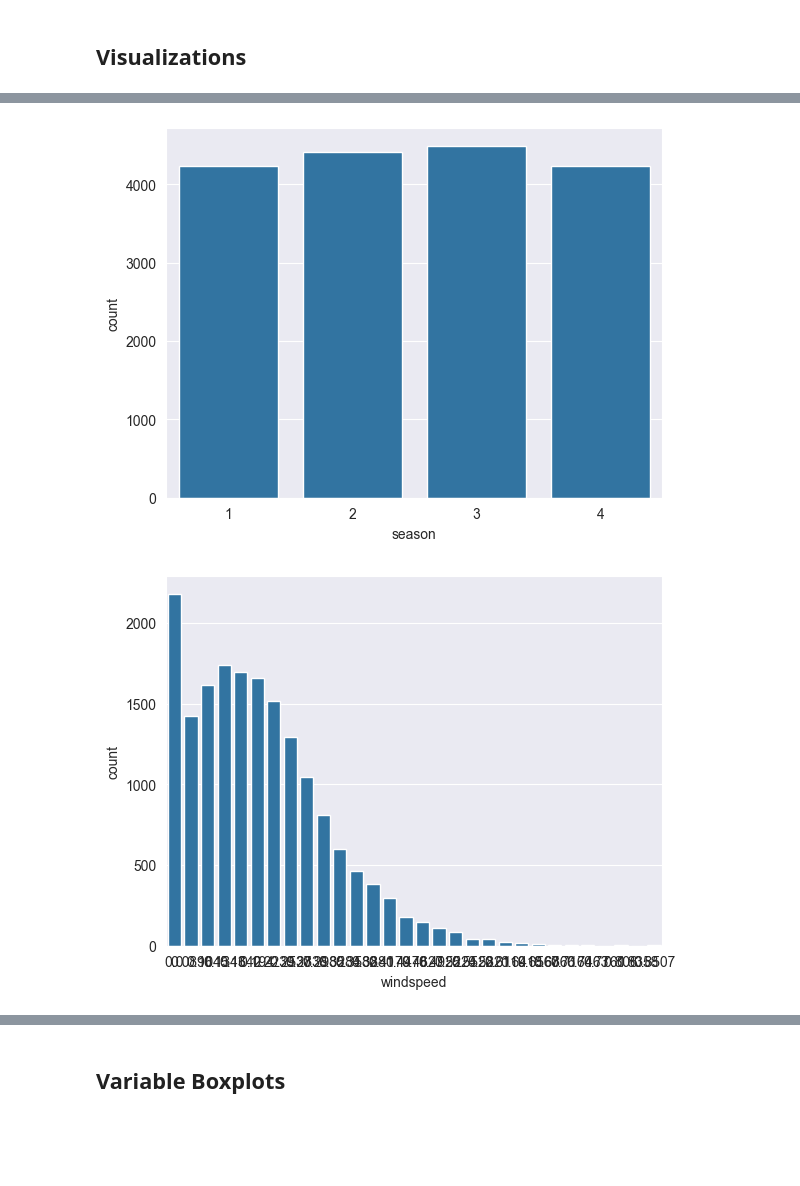
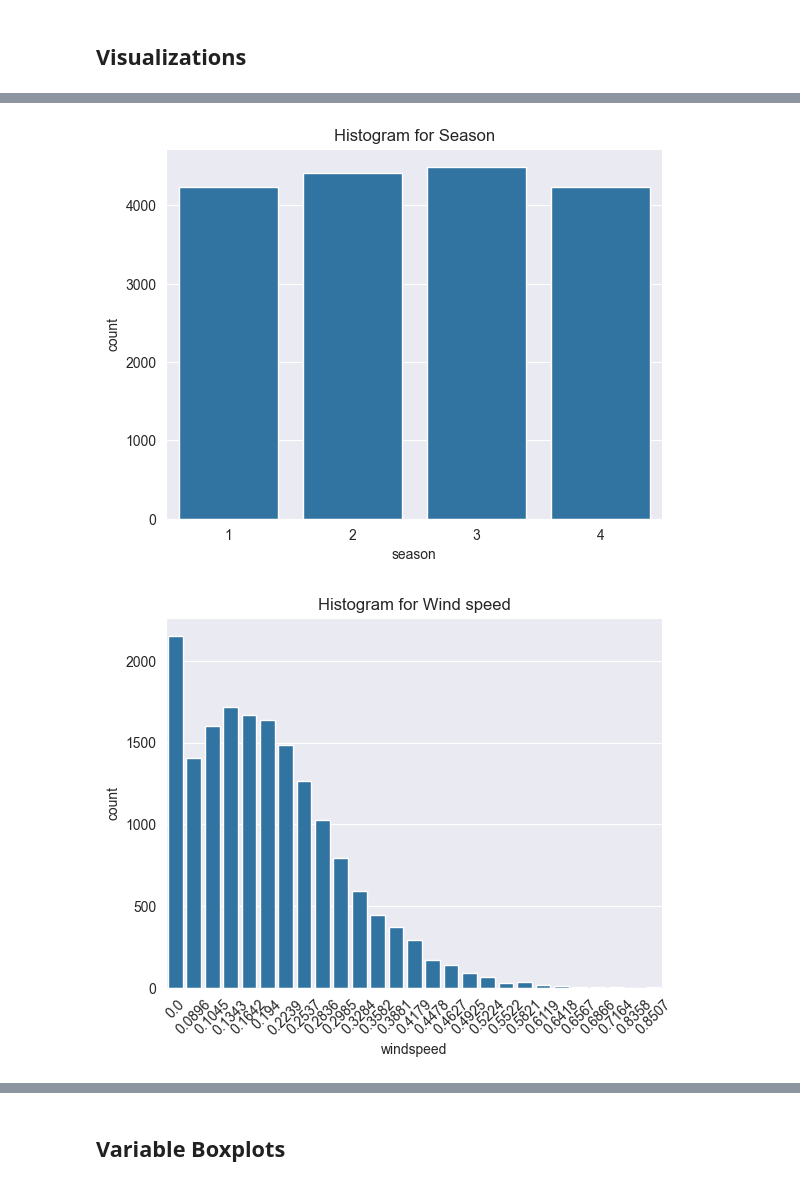
Before and after one commit to Vitalijs-Tickovs/Training_For_Accenture, a Jupyter notebook: Bike_Project/EDA.ipynb, the cells around one changed output, grey strips where cells are left out. Cells and saved outputs as stored; diff of their text form; code cells hidden in the pictures; blank space fills up the shorter version.

```diff
--- a/Bike_Project/EDA.ipynb
+++ b/Bike_Project/EDA.ipynb
@@ -108,14 +116,17 @@ fig.savefig("holiday_countplot.png")
 # %%
 count_plot =sns.countplot(x='season', data=data)
+plt.title('Histogram for Season')
 fig = count_plot.get_figure()
 fig.savefig("season_countplot.png")
 # %% [output]
-[figure, old version]
+[figure, new version]
 # %%
 count_plot =sns.countplot(x='windspeed', data=data)
+plt.title('Histogram for Wind speed')
+plt.xticks(rotation=45)
 fig = count_plot.get_figure()
 fig.savefig("windspeed_countplot.png")
 # %% [output]
-[figure, old version]
+[figure, new version]
 # %%
 pointplot = sns.pointplot(x='hr', y='cnt', hue='weekday', data=data)
```
Also changed, not shown: parts of 14 cells of this notebook, 2 other files.
